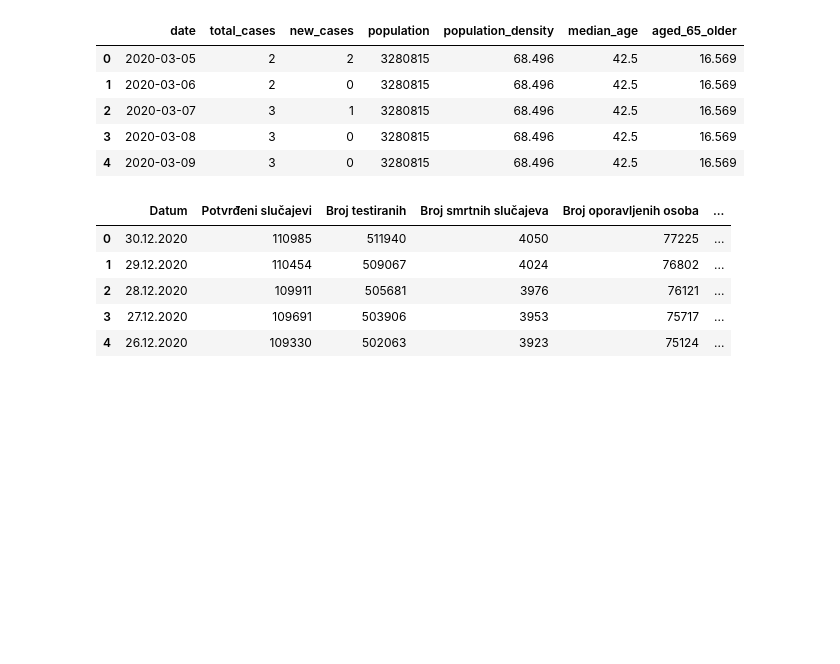
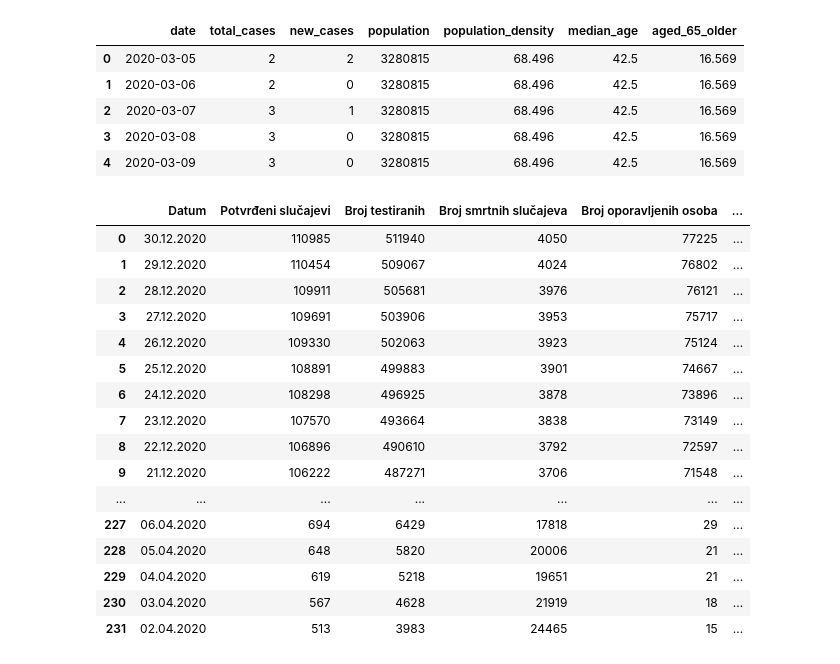
Before and after one commit to WorldWideWest/COVID-19, a Jupyter notebook: notebooks/COVID.ipynb, the cells around one changed output. Saved outputs shown, nothing was run; the diff lists cells and outputs as text; code cells hidden in the pictures; blank space fills up the shorter version.

```diff
--- a/notebooks/COVID.ipynb
+++ b/notebooks/COVID.ipynb
@@ -81,16 +81,28 @@ rawData.head()
 | 3 | 2020-03-08 | 3 | 0 | 3280815 | 68.496 | 42.5 | 16.569 |
 | 4 | 2020-03-09 | 3 | 0 | 3280815 | 68.496 | 42.5 | 16.569 |
 # %%
+pd.options.display.max_rows = 1000
 bihdata = pd.read_excel(os.path.join("../dataSet/rawData/", "bih.xlsx"), engine='openpyxl')
 bihdata.drop(columns = "Unnamed: 0", inplace = True)
-bihdata.head()
+bihdata
 # %% [output]
 |  | Datum | Potvrđeni slučajevi | Broj testiranih | Broj smrtnih slučajeva | Broj oporavljenih osoba | ... |
 | 0 | 30.12.2020 | 110985 | 511940 | 4050 | 77225 | ... |
 | 1 | 29.12.2020 | 110454 | 509067 | 4024 | 76802 | ... |
 | 2 | 28.12.2020 | 109911 | 505681 | 3976 | 76121 | ... |
 | 3 | 27.12.2020 | 109691 | 503906 | 3953 | 75717 | ... |
 | 4 | 26.12.2020 | 109330 | 502063 | 3923 | 75124 | ... |
+| 5 | 25.12.2020 | 108891 | 499883 | 3901 | 74667 | ... |
+| 6 | 24.12.2020 | 108298 | 496925 | 3878 | 73896 | ... |
+| 7 | 23.12.2020 | 107570 | 493664 | 3838 | 73149 | ... |
+| 8 | 22.12.2020 | 106896 | 490610 | 3792 | 72597 | ... |
+| 9 | 21.12.2020 | 106222 | 487271 | 3706 | 71548 | ... |
+| ... | ... | ... | ... | ... | ... | ... |
+| 227 | 06.04.2020 | 694 | 6429 | 17818 | 29 | ... |
+| 228 | 05.04.2020 | 648 | 5820 | 20006 | 21 | ... |
+| 229 | 04.04.2020 | 619 | 5218 | 19651 | 21 | ... |
+| 230 | 03.04.2020 | 567 | 4628 | 21919 | 18 | ... |
+| 231 | 02.04.2020 | 513 | 3983 | 24465 | 15 | ... |
 # %%
 tested = pd.DataFrame(columns = ["Datum", "Broj testiranih dnevno"])
 for index in range(0, len(bihdata["Broj testiranih"])):
```
Also changed, not shown: parts of 7 cells of this notebook, 6 other files.
